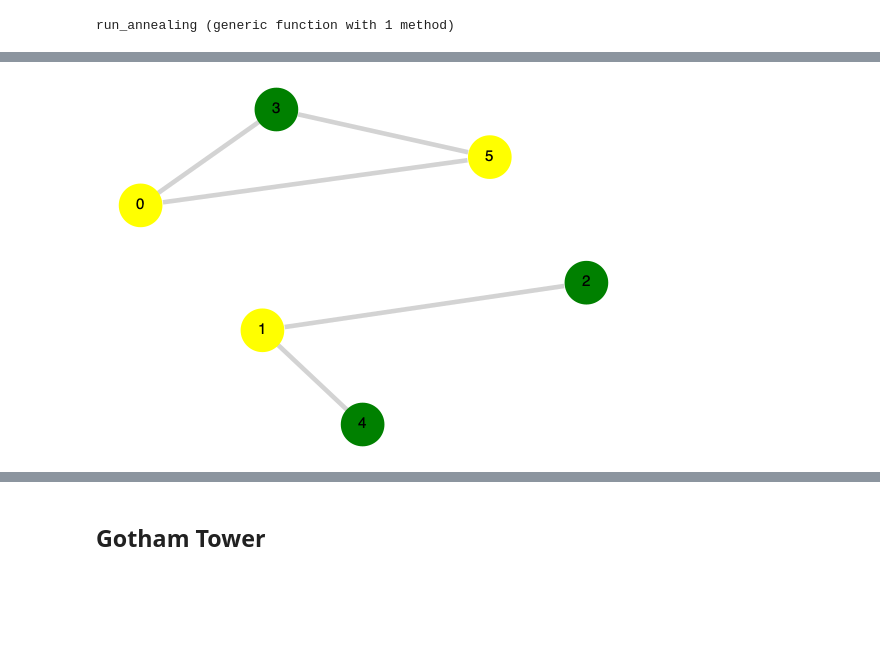
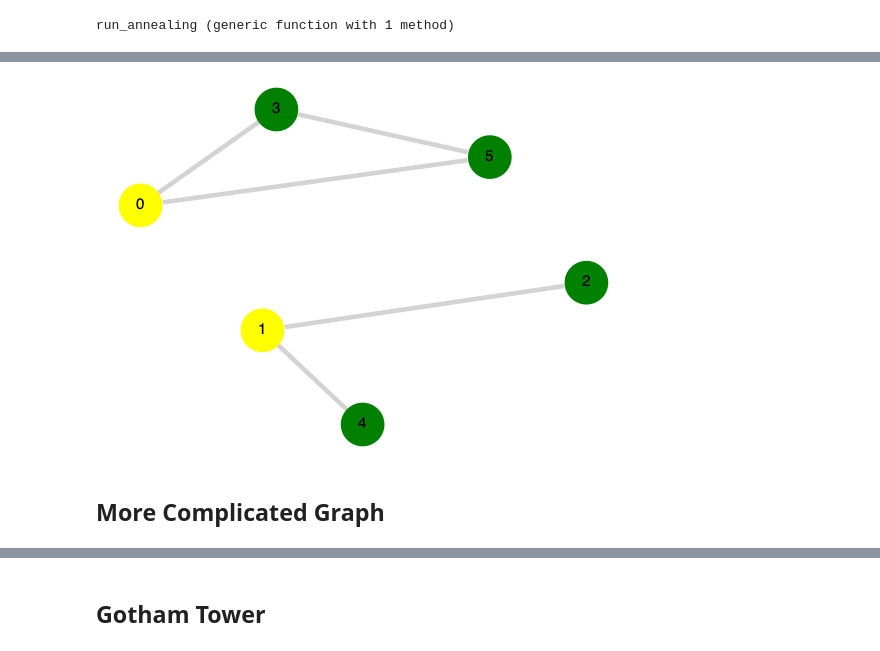
Before and after one commit to CDL-Quantum/CohortProject_2021, a Jupyter notebook: Week2_Rydberg_Atoms/Task 2.ipynb, the cells around one changed output, grey strips where cells are left out. Saved outputs shown, nothing was run; the diff lists cells and outputs as text; code cells hidden in the pictures; blank space fills up the shorter version.

Commit message:
more images

```diff
--- a/Week2_Rydberg_Atoms/Task 2.ipynb
+++ b/Week2_Rydberg_Atoms/Task 2.ipynb
@@ -138,18 +141,20 @@ end
 # %%
 using Cairo, Compose
 
 g = Graph(6)
 
 for edge in edges
     add_edge!(g, edge[1], edge[2])
 end
 
 nodefillc = []
-for i in top_solution
+for i in fifth_solution
    i != 1 ? push!(nodefillc, colorant"yellow") : push!(nodefillc, colorant"green")
 end
 
-draw(PNG("yellow.png", 16cm, 16cm), gplot(g, x_coords, y_coords, nodelabel = [i for i in 0:5], nodefillc = nodefillc, edgestrokec=colorant"lightgray"))
+draw(PNG("5.png", 16cm, 16cm), gplot(g, x_coords, y_coords, nodelabel = [i for i in 0:5], nodefillc = nodefillc, edgestrokec=colorant"lightgray"))
 gplot(g, x_coords, y_coords, nodelabel = [i for i in 0:5], nodefillc = nodefillc, edgestrokec=colorant"lightgray")
 # %% [output]
-[figure, old version]
+[figure, new version]
+# %% [markdown]
+## More Complicated Graph
```
Also changed, not shown: parts of 9 cells of this notebook, 17 other files.
